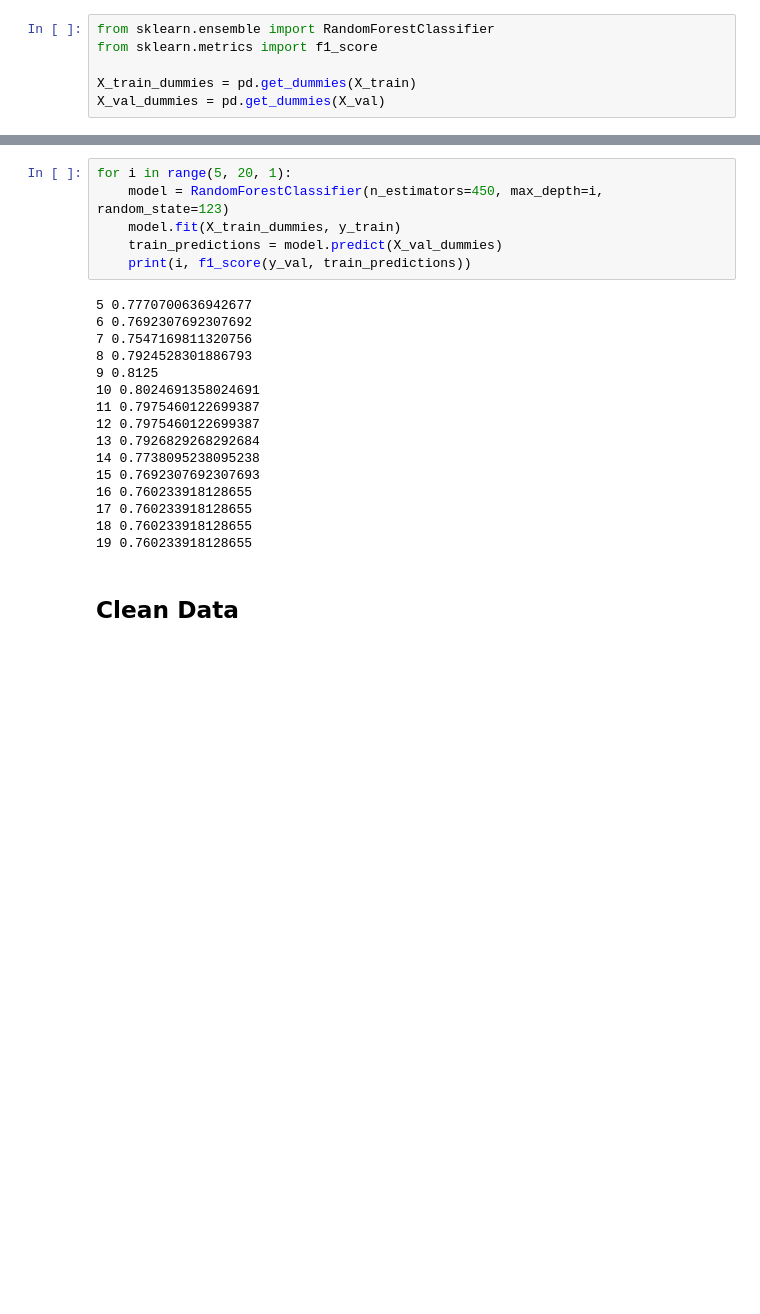
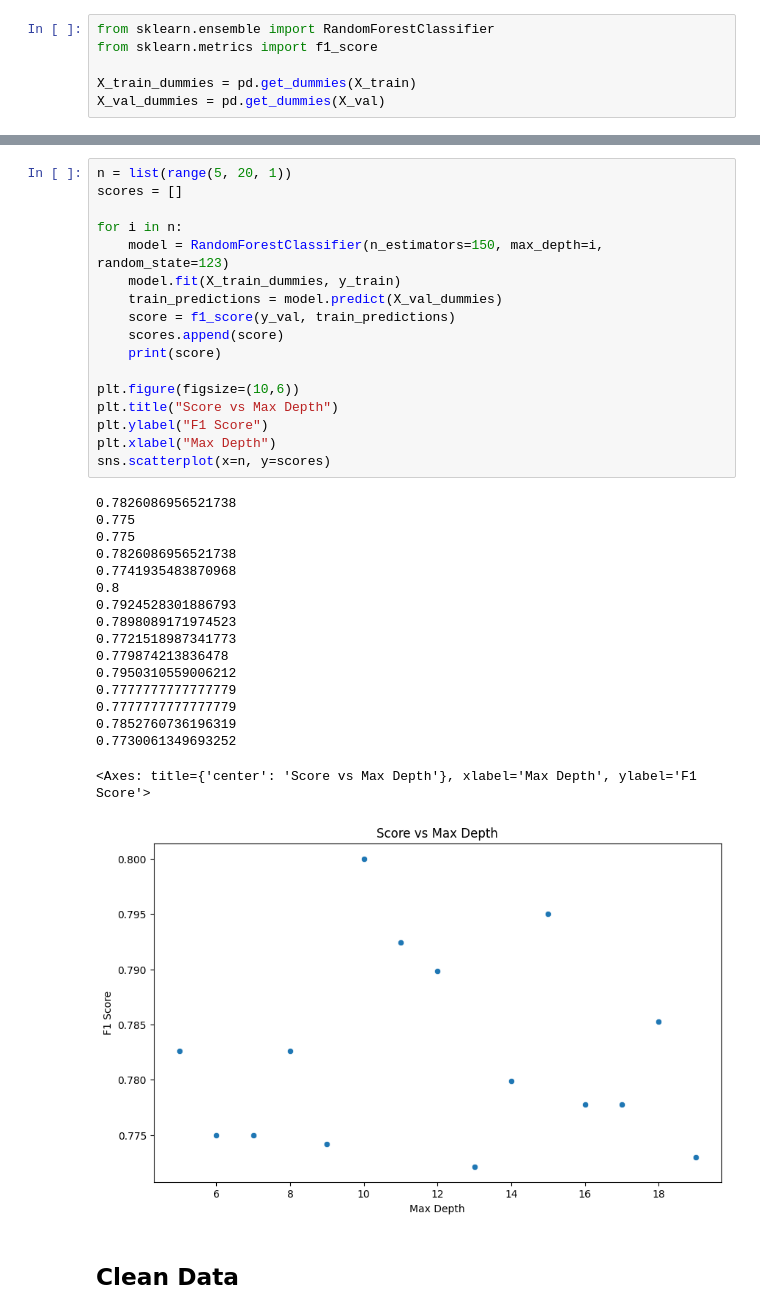
Before and after one commit to gclembo/kaggle-titanic-predictions, a Jupyter notebook: kaggle-titanic-predictions.ipynb, the cells around one changed output, grey strips where cells are left out. Cells and saved outputs as stored; diff of their text form; blank space fills up the shorter version.

```diff
--- a/kaggle-titanic-predictions.ipynb
+++ b/kaggle-titanic-predictions.ipynb
@@ -131,25 +202,38 @@ for i in range(50, 550, 50):
 # %%
-for i in range(5, 20, 1):
-    model = RandomForestClassifier(n_estimators=450, max_depth=i, random_state=123)
+n = list(range(5, 20, 1))
+scores = []
+
+for i in n:
+    model = RandomForestClassifier(n_estimators=150, max_depth=i, random_state=123)
     model.fit(X_train_dummies, y_train)
     train_predictions = model.predict(X_val_dummies)
-    print(i, f1_score(y_val, train_predictions))
+    score = f1_score(y_val, train_predictions)
+    scores.append(score)
+    print(score)
+
+plt.figure(figsize=(10,6))
+plt.title("Score vs Max Depth")
+plt.ylabel("F1 Score")
+plt.xlabel("Max Depth")
+sns.scatterplot(x=n, y=scores)
 # %% [output]
-5 0.7770700636942677
-6 0.7692307692307692
-7 0.7547169811320756
-8 0.7924528301886793
-9 0.8125
-10 0.8024691358024691
-11 0.7975460122699387
-12 0.7975460122699387
-13 0.7926829268292684
-14 0.7738095238095238
-15 0.7692307692307693
-16 0.760233918128655
-17 0.760233918128655
-18 0.760233918128655
-19 0.760233918128655
+0.7826086956521738
+0.775
+0.775
+0.7826086956521738
+0.7741935483870968
+0.8
+0.7924528301886793
+0.7898089171974523
+0.7721518987341773
+0.779874213836478
+0.7950310559006212
+0.7777777777777779
+0.7777777777777779
+0.7852760736196319
+0.7730061349693252
+<Axes: title={'center': 'Score vs Max Depth'}, xlabel='Max Depth', ylabel='F1 Score'>
+[figure, added]
 # %% [markdown]
 ## Clean Data
 # %%
```
Also changed, not shown: parts of 12 cells of this notebook.
